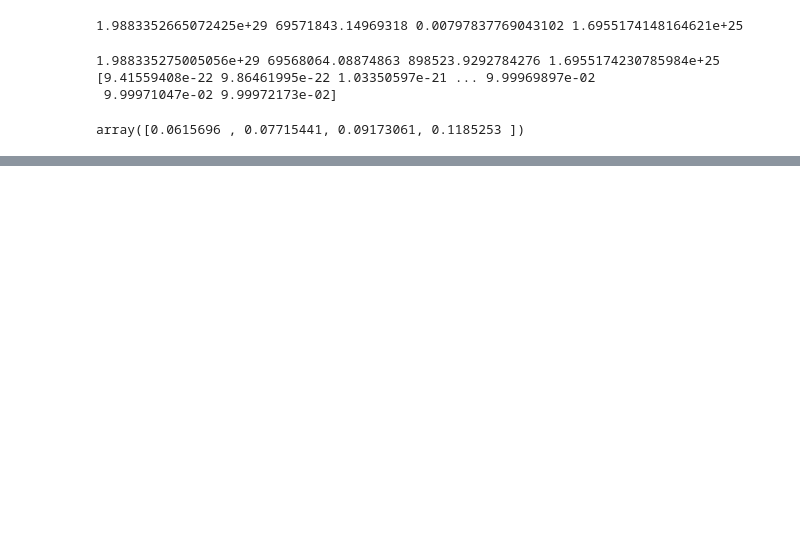
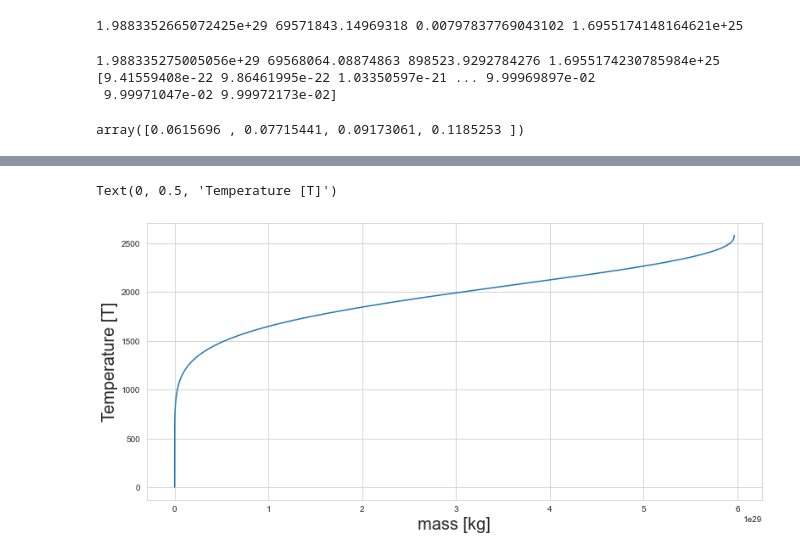
Before and after one commit to AriAtari/AST_Final_Project, a Jupyter notebook: Computational_Project_3.ipynb, the cells around one changed output, grey strips where cells are left out. Drawn from its saved outputs; the diff is of its cells as text; code cells hidden in the pictures; blank space fills up the shorter version.

```diff
--- a/Computational_Project_3.ipynb
+++ b/Computational_Project_3.ipynb
@@ -88,0 +130,8 @@ Text(3.4471580313422194, -2.418600928624722, '0.1')
+# %%
+plt.figure(figsize = (13,6))
+plt.plot(m,T)
+plt.xlabel('mass [kg]',size = 20)
+plt.ylabel('Temperature [T]',size = 20)
+# %% [output]
+Text(0, 0.5, 'Temperature [T]')
+[figure, added]
```
Also changed, not shown: parts of 14 cells of this notebook, 1 other file.
